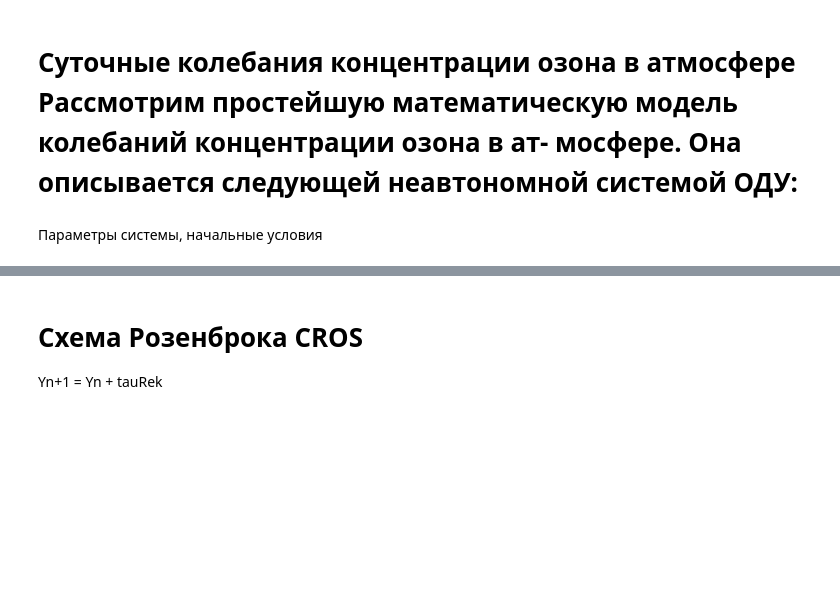
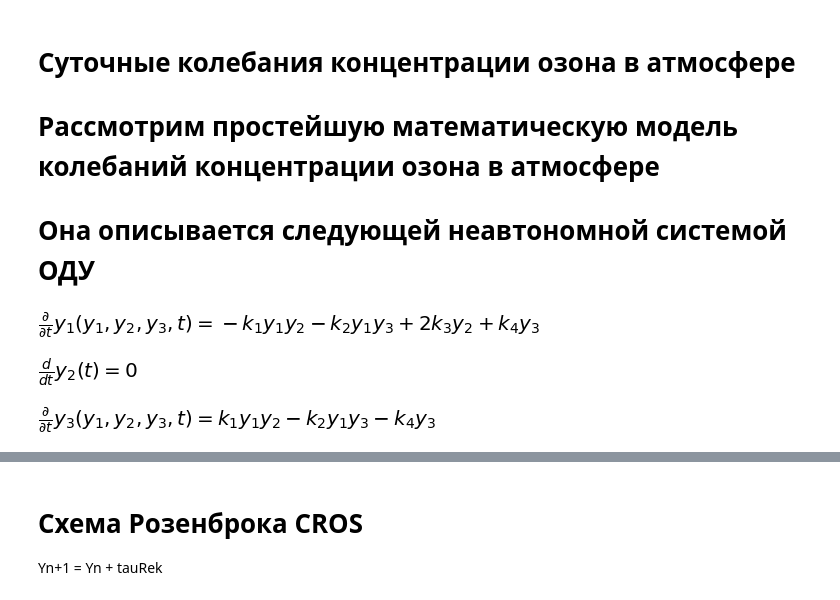
Before and after one commit to verwindle/calc_math_2_task, a Jupyter notebook: calc_math.ipynb, the cells around one changed output, grey strips where cells are left out. Cells and saved outputs as stored; diff of their text form; code cells hidden in the pictures; blank space fills up the shorter version.

```diff
--- a/calc_math.ipynb
+++ b/calc_math.ipynb
@@ -8,4 +10,36 @@ import sympy as sp
 # %% [markdown]
-# Суточные колебания концентрации озона в атмосфере Рассмотрим простейшую математическую модель колебаний концентрации озона в ат- мосфере. Она описывается следующей неавтономной системой ОДУ:
+# Суточные колебания концентрации озона в атмосфере
+# Рассмотрим простейшую математическую модель колебаний концентрации озона в атмосфере
+# Она описывается следующей неавтономной системой ОДУ
-# %% [markdown]
-Параметры системы, начальные условия
+# %%
+y1 = sp.Symbol('y1')
+y2 = sp.Symbol('y2')
+y3 = sp.Symbol('y3')
+k1 = sp.Symbol('k1')
+k2 = sp.Symbol('k2')
+k3 = sp.Symbol('k3')
+k4 = sp.Symbol('k4')
+omega = sp.Symbol('ω')
+c3 = sp.Symbol('c3')
+c4 = sp.Symbol('c4')
+t = sp.Symbol('t')  # Определяем переменные LaTex
+dydt_1 = sp.Function('y1')(y1,y2,y3,t)
+dydt_2 = sp.Function('y2')(t)
+dydt_3 = sp.Function('y3')(y1,y2,y3,t)  # Определяем функции LaTex (уравнения системы)
+dydt_1 = dydt_1.diff(t)
+dydt_2 = dydt_2.diff(t)
+dydt_3 = dydt_3.diff(t)  # вид dy/dt
+# %%
+def kineq(y1, y2, y3, k1, k2, k3, k4):  # функция доступа к уравнениям системы kinetic equation
+    dydt_1 = -k1*y1*y2 - k2*y1*y3 + 2*k3*y2 + k4*y3
+    dydt_2 = 0
+    dydt_3 = k1*y1*y2 - k2*y1*y3 - k4*y3
+    return {1:dydt_1, 2: dydt_2, 3:dydt_3}
+# %%
+display(sp.Eq(dydt_1, kineq(y1, y2, y3, k1, k2, k3, k4)[1]))
+display(sp.Eq(dydt_2, kineq(y1, y2, y3, k1, k2, k3, k4)[2]))
+display(sp.Eq(dydt_3, kineq(y1, y2, y3, k1, k2, k3, k4)[3]))
+# %% [output]
+[figure, added]
+[figure, added]
+[figure, added]
```
Also changed, not shown: parts of 19 cells of this notebook.
